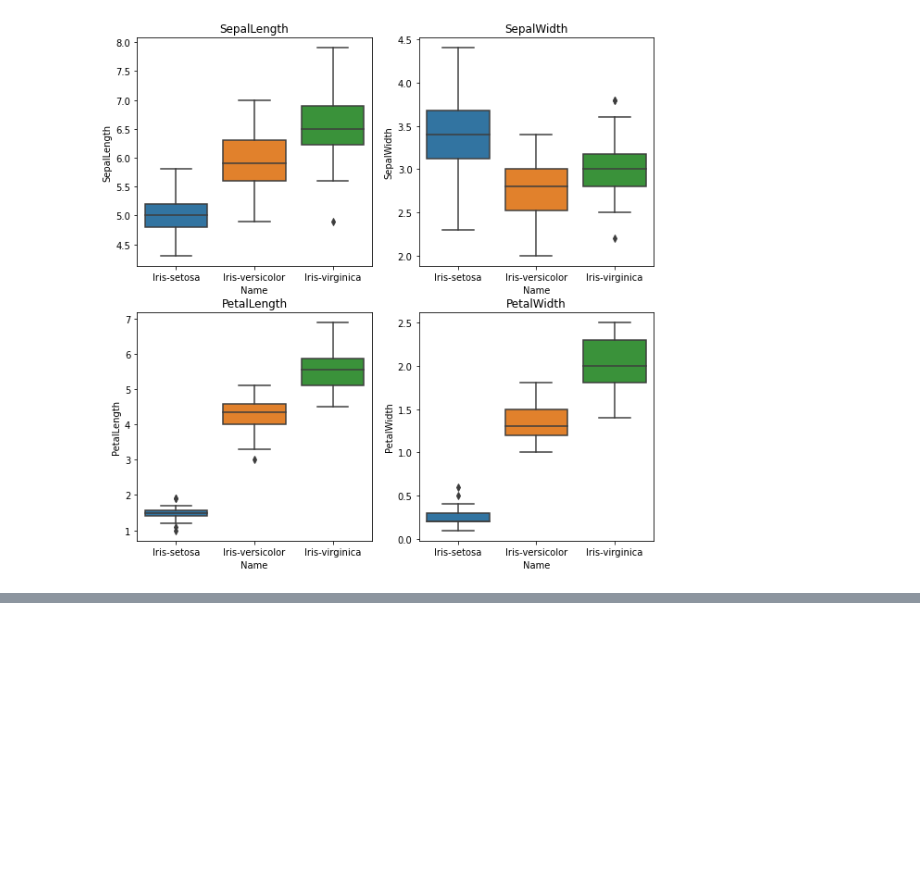
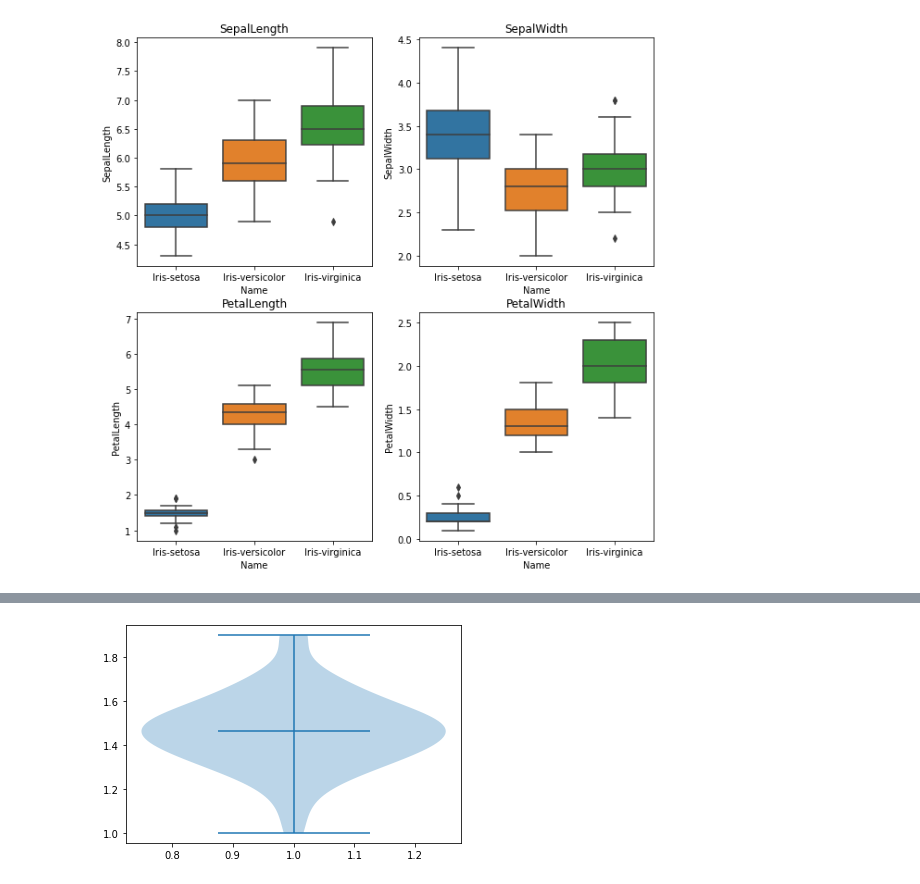
Before and after one commit to Supaporn-Bututham/data_viz_2022, a Jupyter notebook: DataViz02_Data_Distribution.ipynb, the cells around one changed output, grey strips where cells are left out. Saved outputs shown, nothing was run; the diff lists cells and outputs as text; code cells hidden in the pictures; blank space fills up the shorter version.

```diff
--- a/DataViz02_Data_Distribution.ipynb
+++ b/DataViz02_Data_Distribution.ipynb
@@ -330,0 +392,4 @@ plt.title('PetalWidth');
+# %%
+cc = plt.violinplot(df['PetalLength'][:50],showmeans = True )
+# %% [output]
+[figure, added]
```
Also changed, not shown: parts of 14 cells of this notebook.
